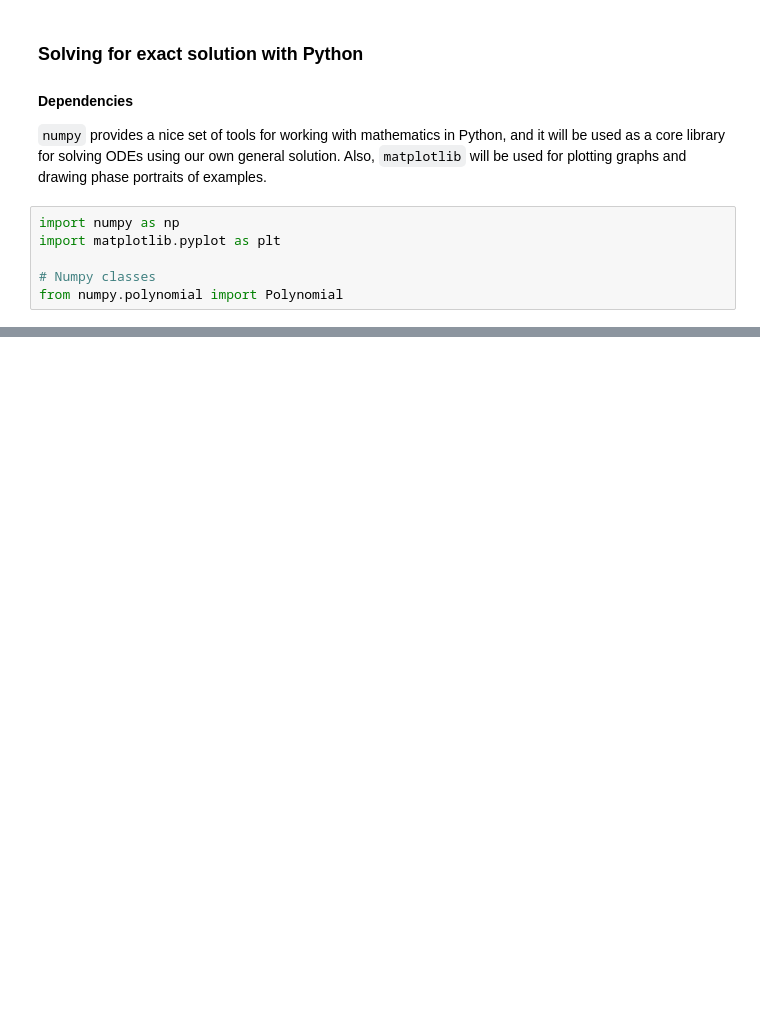
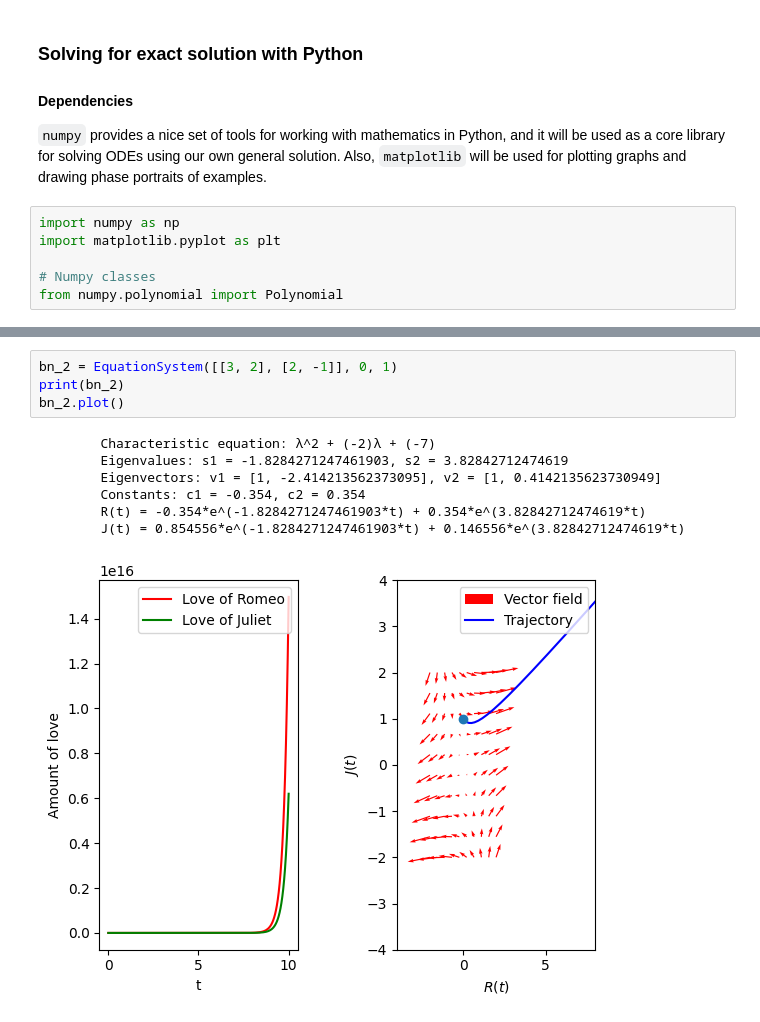
Before and after one commit to ttn-nguyen42/notebooks, a Jupyter notebook: DynamicsOfLove.ipynb, the cells around one changed output, grey strips where cells are left out. Cells and saved outputs as stored; diff of their text form; blank space fills up the shorter version.

```diff
--- a/DynamicsOfLove.ipynb
+++ b/DynamicsOfLove.ipynb
@@ -469,0 +627,12 @@ class EquationSystem:
+# %%
+bn_2 = EquationSystem([[3, 2], [2, -1]], 0, 1)
+print(bn_2)
+bn_2.plot()
+# %% [output]
+        Characteristic equation: λ^2 + (-2)λ + (-7)
+        Eigenvalues: s1 = -1.8284271247461903, s2 = 3.82842712474619
+        Eigenvectors: v1 = [1, -2.414213562373095], v2 = [1, 0.4142135623730949]
+        Constants: c1 = -0.354, c2 = 0.354
+        R(t) = -0.354*e^(-1.8284271247461903*t) + 0.354*e^(3.82842712474619*t)
+        J(t) = 0.854556*e^(-1.8284271247461903*t) + 0.146556*e^(3.82842712474619*t)
+[figure, added]
```
Also changed, not shown: parts of 30 cells of this notebook, 1 other file.
